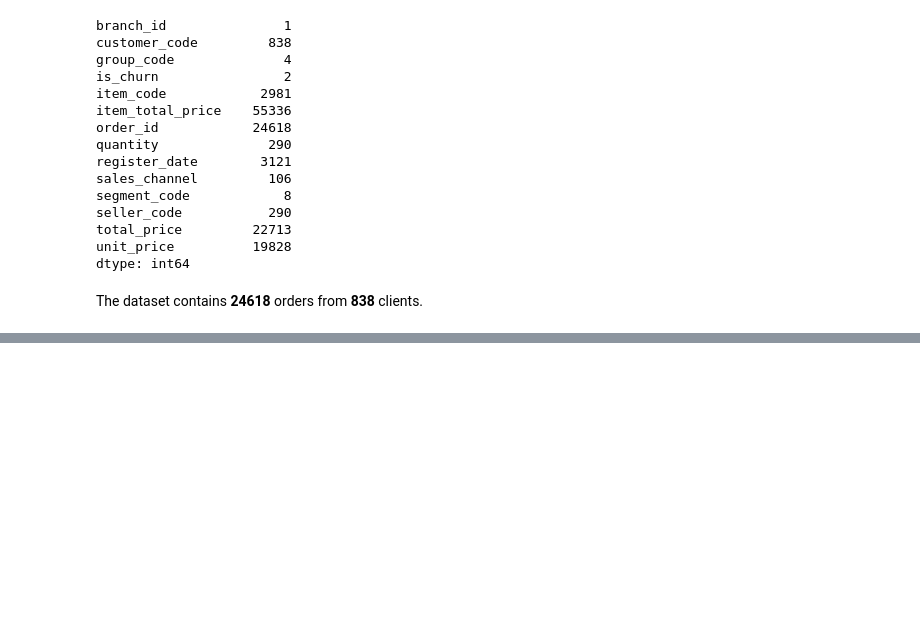
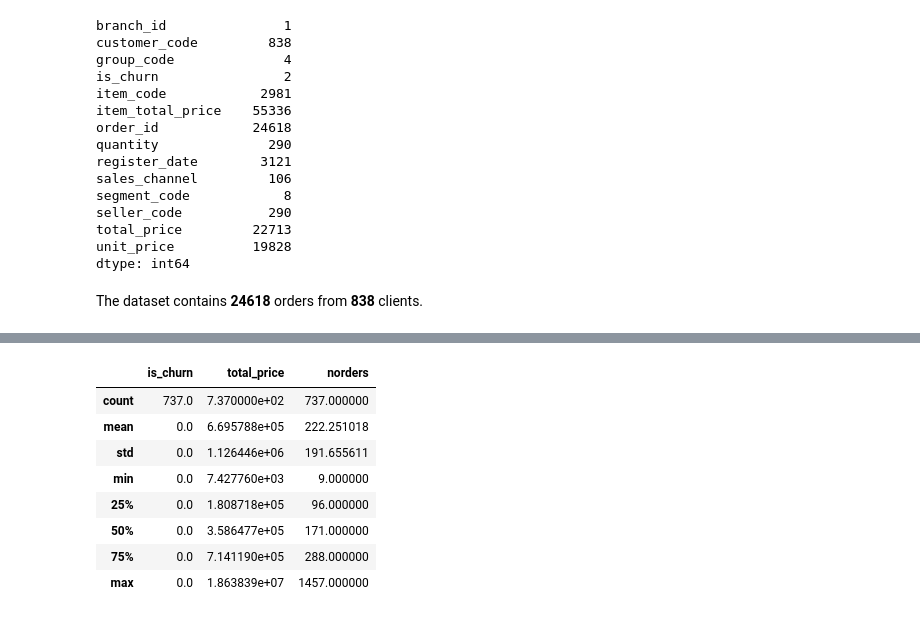
Before and after one commit to jruizvar/TOTVSLabs, a Jupyter notebook: solution.ipynb, the cells around one changed output, grey strips where cells are left out. Drawn from its saved outputs; the diff is of its cells as text; code cells hidden in the pictures; blank space fills up the shorter version.

```diff
--- a/solution.ipynb
+++ b/solution.ipynb
@@ -43,0 +74,12 @@ The dataset contains **24618** orders from **838** clients.
+# %%
+df2[df2.is_churn==0.0].describe()
+# %% [output]
+|  | is_churn | total_price | norders |
+| count | 737.0 | 7.370000e+02 | 737.000000 |
+| mean | 0.0 | 6.695788e+05 | 222.251018 |
+| std | 0.0 | 1.126446e+06 | 191.655611 |
+| min | 0.0 | 7.427760e+03 | 9.000000 |
+| 25% | 0.0 | 1.808718e+05 | 96.000000 |
+| 50% | 0.0 | 3.586477e+05 | 171.000000 |
+| 75% | 0.0 | 7.141190e+05 | 288.000000 |
+| max | 0.0 | 1.863839e+07 | 1457.000000 |
```
Also changed, not shown: parts of 6 cells of this notebook.
